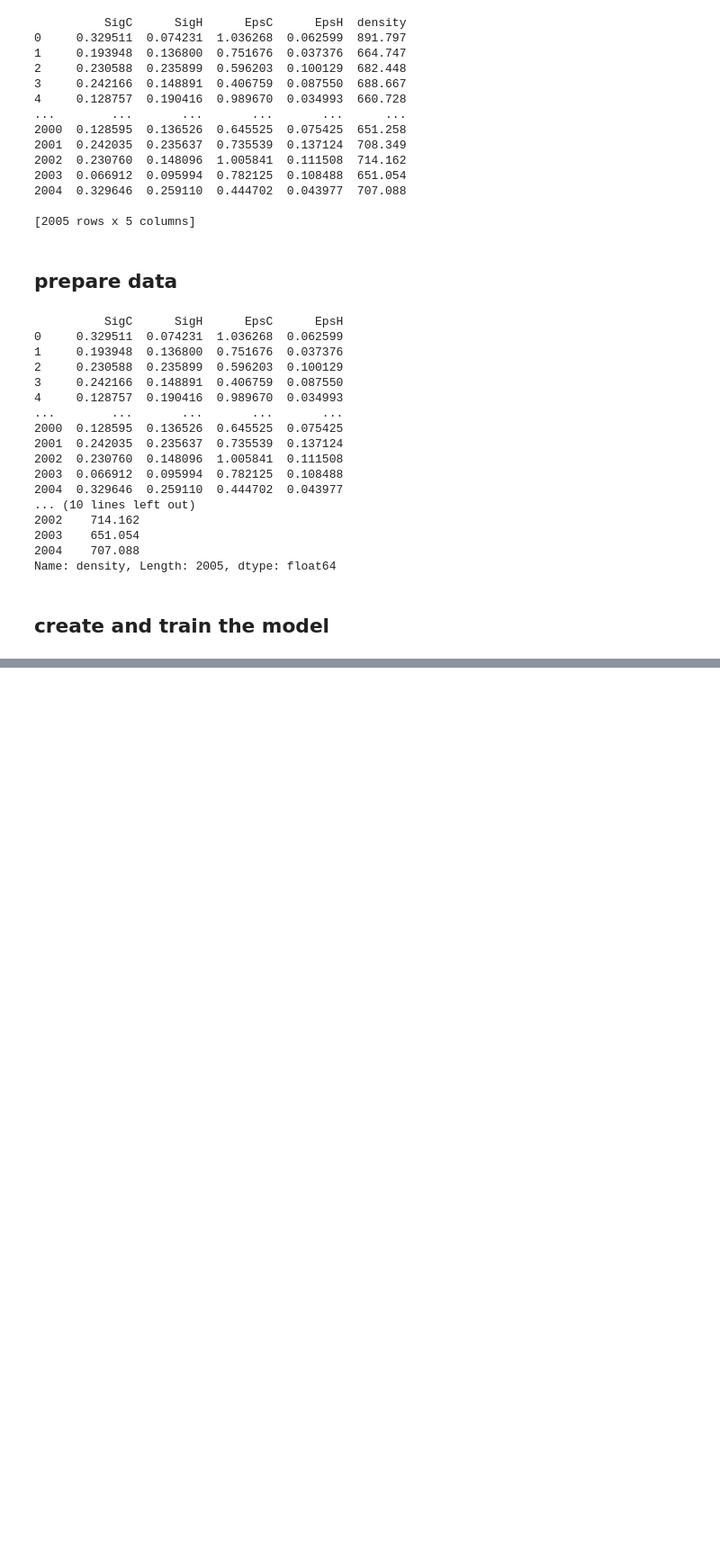
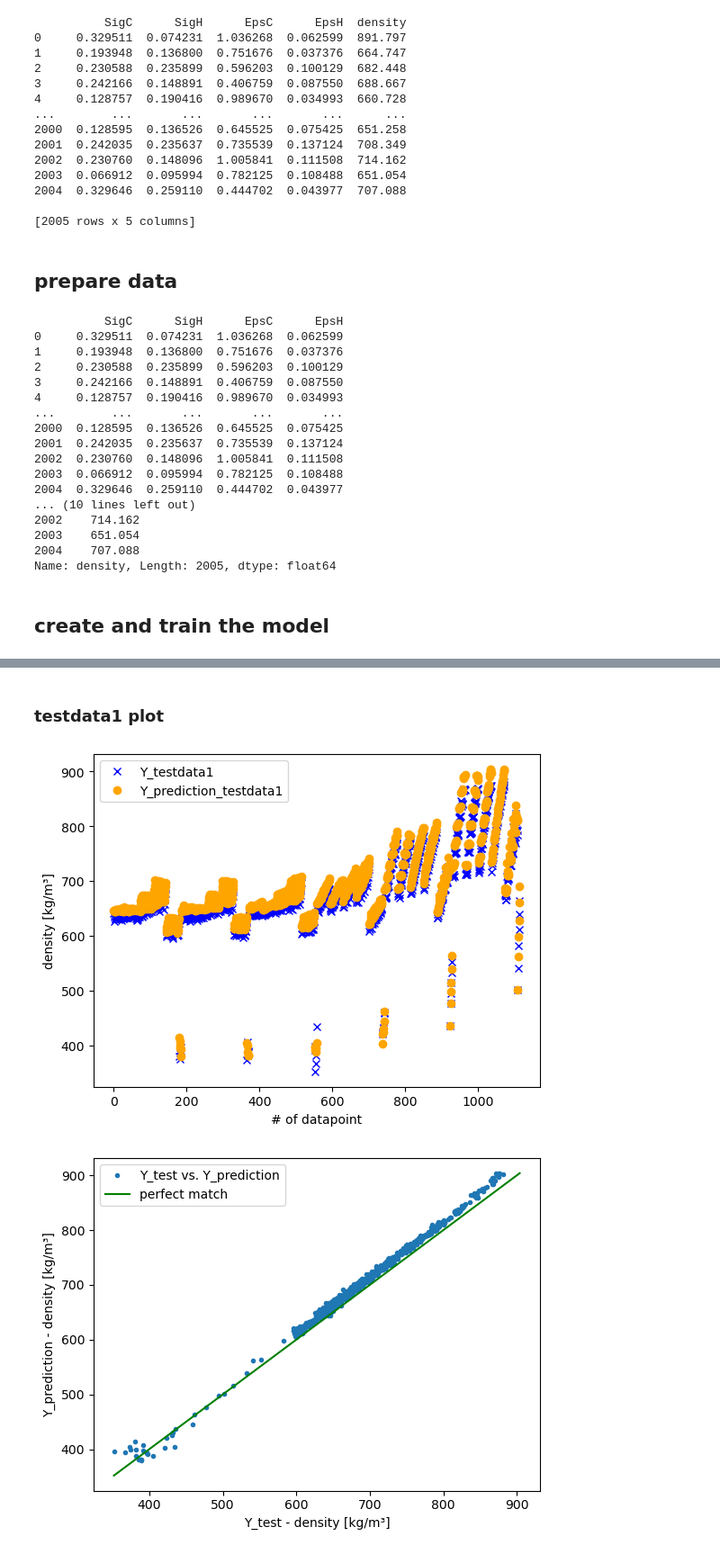
Before and after one commit to rstrickstrock/ML_density-model, a Jupyter notebook: 02.2_polynomial-regression/02.2_polynomial_regression.ipynb, the cells around one changed output, grey strips where cells are left out. Shown: that part at 90% size. Cells and saved outputs as stored; diff of their text form; code cells hidden in the pictures; blank space fills up the shorter version.

```diff
--- a/02.2_polynomial-regression/02.2_polynomial_regression.ipynb
+++ b/02.2_polynomial-regression/02.2_polynomial_regression.ipynb
@@ -114,0 +127,18 @@ Y_test:
+# %%
+## prediction using the test sets
+Y_prediction_testdata1 = model.predict(X_testdata1)
+Y_prediction_testdata2 = model.predict(X_testdata2)
+
+## evaluate with Y_testdata*
+rmse_testdata1 = np.sqrt(mean_squared_error(Y_testdata1, Y_prediction_testdata1))
+rmse_testdata2 = np.sqrt(mean_squared_error(Y_testdata2, Y_prediction_testdata2))
+r2_testada1 = r2_score(Y_testdata1, Y_prediction_testdata1)
+r2_testada2 = r2_score(Y_testdata2, Y_prediction_testdata2)
+
+print(f'testdata1:')
+print(f'RMSE: {rmse_testdata1}')
+print(f'R2: {r2_testada1}')
+print(f'')
+print(f'testdata2:')
+print(f'RMSE: {rmse_testdata2}')
+print(f'R2: {r2_testada2}')
@@ -114,0 +238,27 @@ Y_test:
+# %% [markdown]
+### testdata1 plot
+# %%
+#print(f'{len(Y_testdata1.to_numpy())}')
+#print(f'{len(Y_prediction_testdata1)}')
+#print(f'{Y_testdata1.to_numpy()}')
+#print(f'{Y_prediction_testdata1}')
+
+plt.plot(Y_testdata1.to_numpy(), 'x', color='blue', label='Y_testdata1')
+plt.plot(Y_prediction_testdata1, 'o', color='orange', label='Y_prediction_testdata1')
+plt.xlabel('# of datapoint')
+plt.ylabel('density [kg/m³]')
+plt.legend()
+
+plt.figure()
+dens_min = min(min(Y_testdata1.to_numpy()), min(Y_prediction_testdata1))
+dens_max = max(max(Y_testdata1.to_numpy()), max(Y_prediction_testdata1))
+plt.plot(Y_testdata1.to_numpy(), Y_prediction_testdata1, '.', label='Y_test vs. Y_prediction')
+plt.plot([dens_min, dens_max], [dens_min, dens_max], color='green', label='perfect match')
+plt.xlabel('Y_test - density [kg/m³]')
+plt.ylabel('Y_prediction - density [kg/m³]')
+plt.legend()
+
+plt.show()
+# %% [output]
+[figure, added]
+[figure, added]
```
Also changed, not shown: parts of 24 cells of this notebook, 3 other files.
